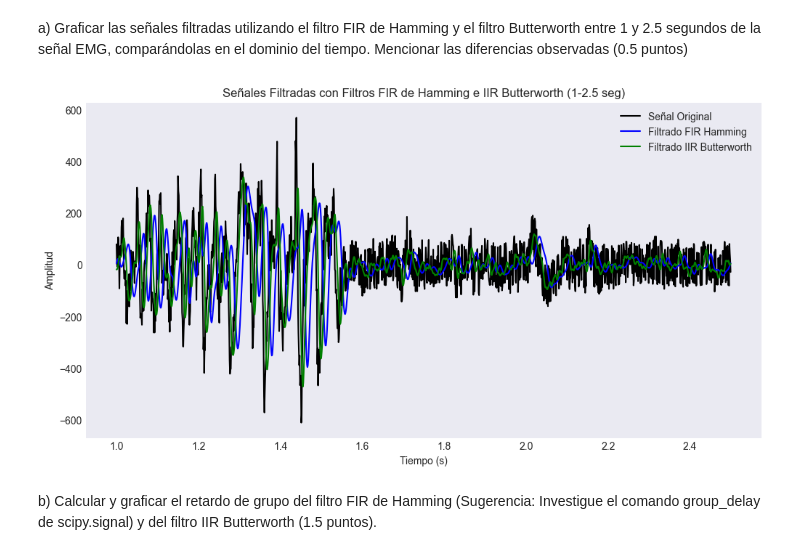
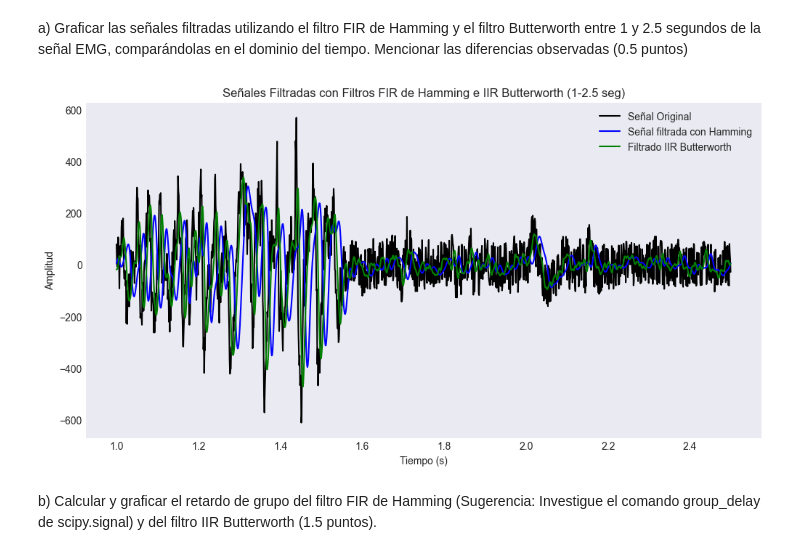
Before and after one commit to ExampleToFollow/PracticasPDS, a Jupyter notebook: Lab4/IF_LAB4_20213704.ipynb, the cells around one changed output. Drawn from its saved outputs; the diff is of its cells as text; code cells hidden in the pictures.

```diff
--- a/Lab4/IF_LAB4_20213704.ipynb
+++ b/Lab4/IF_LAB4_20213704.ipynb
@@ -339,0 +285,18 @@ plt.show()
+# %%
+import scipy as sci
+# Diseñando un Filtro Chebyshev
+# Parámetros del filtro
+fs = 1000  # Frecuencia de muestreo en Hz
+fc = 50    # Frecuencia de corte en Hz
+coe_x , coe_y = sci.signal.butter(2, fc/(fs/2), btype='low', analog=False, output='ba')
+dirac= np.zeros(200)
+dirac[0] = 1
+h_n = lfilter(coe_x ,coe_y, dirac)
+w, h =sci.signal.freqz(h_n, 1, worN=1024, fs=fs)
+plotear_respuesta_impulso_espectro_magnitud_fase( h_n,h ,w , "Filtro de ButterWorth" , 50 )
+respuesta_al_impulso_butterworth = h_n
+frecuencias_butterworth= w
+espectro_butterworth= h
+#-------------------
+coe_x_butter = coe_x
+coe_y_butter = coe_y
@@ -417,45 +376,27 @@ diferencias observadas (0.5 puntos)
 # %%
 import numpy as np
 import matplotlib.pyplot as plt
 from scipy.signal import firwin, butter, lfilter
-
-# Parámetros generales
-fs = 1000  # Frecuencia de muestreo en Hz
-fc = 50    # Frecuencia de corte en Hz
-t = np.arange(0, 5, 1/fs)  # Vector de tiempo de 5 segundos
-
-# Cargar la señal EMG
-emg_signal = np.load("EMG_raw.npy")
-
-# Diseño del filtro FIR con ventana de Hamming
-num_taps = 33
-fir_coeffs = firwin(num_taps, fc, fs=fs, window="hamming")
-emg_fir_filtered = lfilter(fir_coeffs, 1, emg_signal)
-
-# Diseño del filtro Butterworth IIR
-order = 2
-b_butter, a_butter = butter(order, fc / (fs / 2), btype='low', analog=False)
-emg_butter_filtered = lfilter(b_butter, a_butter, emg_signal)
 
 # Graficar señales filtradas en el intervalo de tiempo 1-2.5 segundos
 start_time = 1
 end_time = 2.5
 start_idx = int(start_time * fs)
 end_idx = int(end_time * fs)
 
 plt.figure(figsize=(12, 6))
 plt.plot(t[start_idx:end_idx], emg_signal[start_idx:end_idx], label="Señal Original", color="black")
-plt.plot(t[start_idx:end_idx], emg_fir_filtered[start_idx:end_idx], label="Filtrado FIR Hamming", color="blue")
-plt.plot(t[start_idx:end_idx], emg_butter_filtered[start_idx:end_idx], label="Filtrado IIR Butterworth", color="green")
+plt.plot(t[start_idx:end_idx], emg_hamming[start_idx:end_idx], label="Señal filtrada con Hamming", color="blue")
+plt.plot(t[start_idx:end_idx], emg_filtered_butter[start_idx:end_idx], label="Filtrado IIR Butterworth", color="green")
 
 plt.title("Señales Filtradas con Filtros FIR de Hamming e IIR Butterworth (1-2.5 seg)")
 plt.xlabel("Tiempo (s)")
 plt.ylabel("Amplitud")
 plt.legend()
 plt.grid()
 plt.show()
 # %% [output]
-[figure, old version]
+[figure, new version]
 # %% [markdown]
 b) Calcular y graficar el retardo de grupo del filtro FIR de Hamming (Sugerencia: Investigue el
 comando group_delay de scipy.signal) y del filtro IIR Butterworth (1.5 puntos).
```
Also changed, not shown: parts of 7 cells of this notebook.
